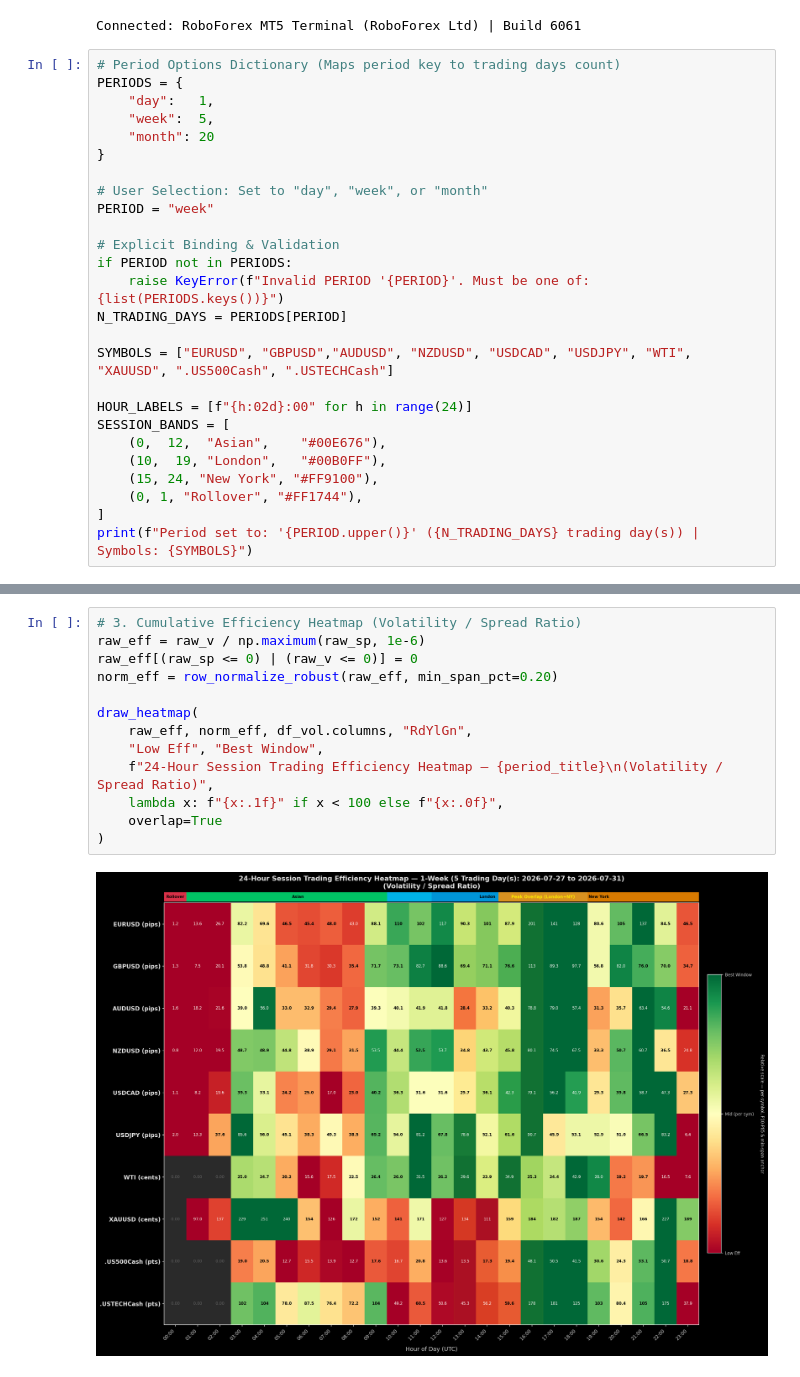
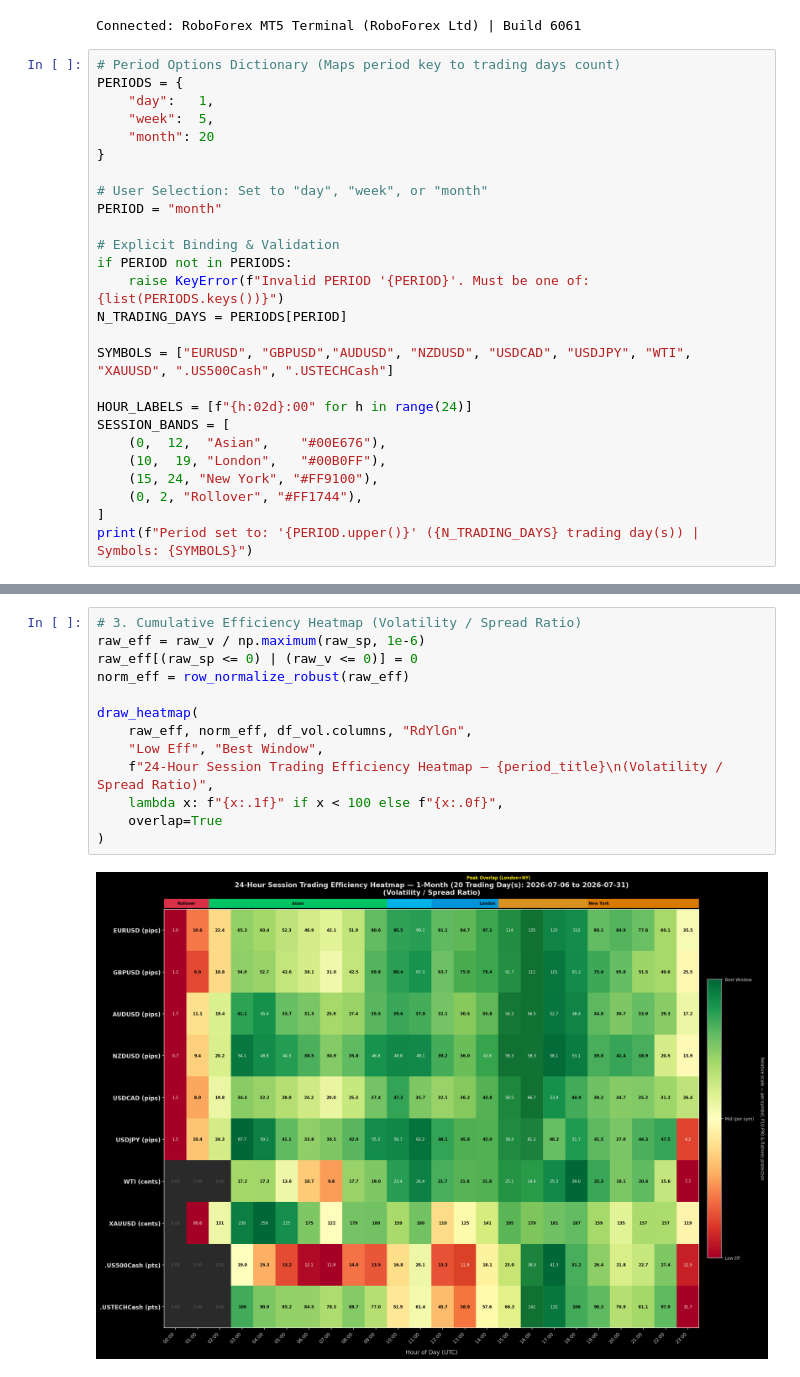
Before and after one commit to ArtemVeremienko/mt5kit, a Jupyter notebook: session_liquidity_volatility_heatmap.ipynb, the cells around one changed output, grey strips where cells are left out. Cells and saved outputs as stored; diff of their text form.

Commit message:
feat: fix rollover hours

```diff
--- a/session_liquidity_volatility_heatmap.ipynb
+++ b/session_liquidity_volatility_heatmap.ipynb
@@ -55,7 +55,7 @@ PERIODS = {
 }
 
 # User Selection: Set to "day", "week", or "month"
-PERIOD = "week"
+PERIOD = "month"
 
 # Explicit Binding & Validation
 if PERIOD not in PERIODS:
@@ -69,7 +69,7 @@ SESSION_BANDS = [
     (0,  12,  "Asian",    "#00E676"),
     (10,  19, "London",   "#00B0FF"),
     (15, 24, "New York", "#FF9100"),
-    (0, 1, "Rollover", "#FF1744"),
+    (0, 2, "Rollover", "#FF1744"),
 ]
 print(f"Period set to: '{PERIOD.upper()}' ({N_TRADING_DAYS} trading day(s)) | Symbols: {SYMBOLS}")
 # %% [output]
@@ -267,18 +269,18 @@ draw_heatmap(
 # %%
 # 3. Cumulative Efficiency Heatmap (Volatility / Spread Ratio)
 raw_eff = raw_v / np.maximum(raw_sp, 1e-6)
 raw_eff[(raw_sp <= 0) | (raw_v <= 0)] = 0
-norm_eff = row_normalize_robust(raw_eff, min_span_pct=0.20)
+norm_eff = row_normalize_robust(raw_eff)
 
 draw_heatmap(
     raw_eff, norm_eff, df_vol.columns, "RdYlGn",
     "Low Eff", "Best Window",
     f"24-Hour Session Trading Efficiency Heatmap — {period_title}\n(Volatility / Spread Ratio)",
     lambda x: f"{x:.1f}" if x < 100 else f"{x:.0f}",
     overlap=True
 )
 # %% [output]
-[figure, old version]
+[figure, new version]
 # %% [markdown]
 ## Key Trading Insights & Execution Strategy
 
```
Also changed, not shown: parts of 8 cells of this notebook, 2 other files.
